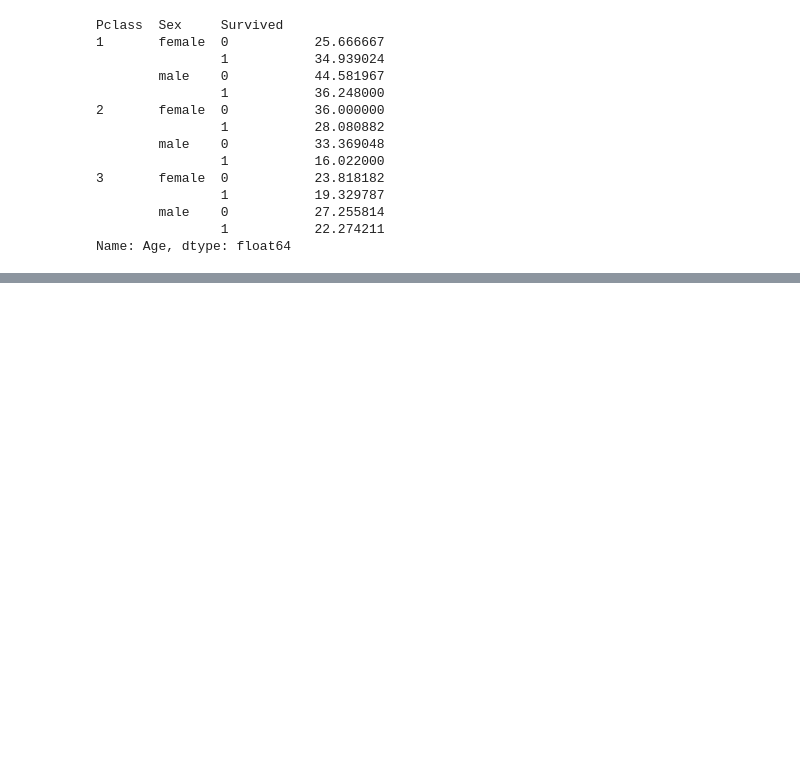
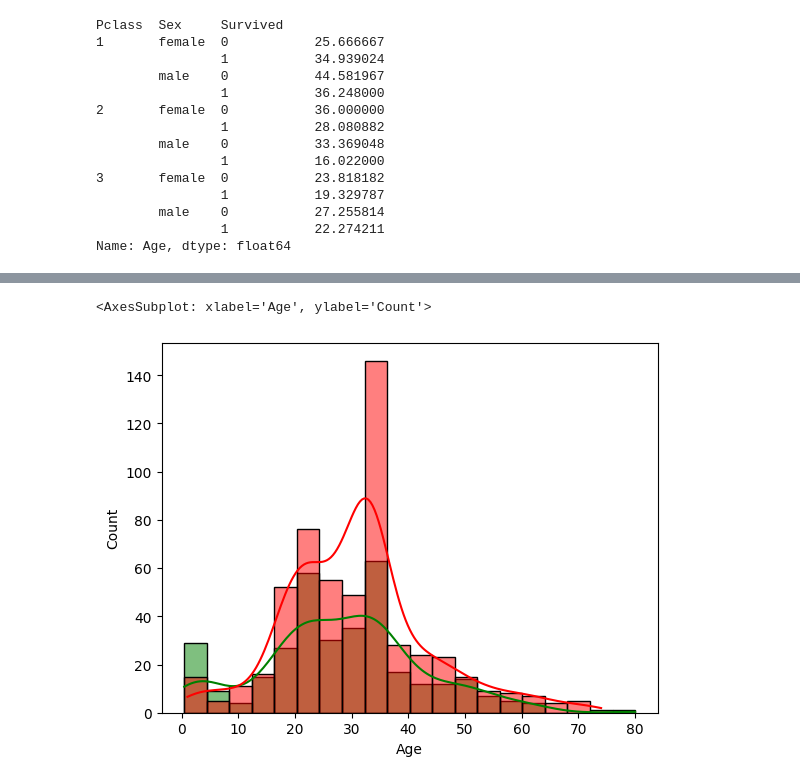
Before and after one commit to Rahul-Anil/kaggle, a Jupyter notebook: titanic/EDA.ipynb, the cells around one changed output, grey strips where cells are left out. Cells and saved outputs as stored; diff of their text form; code cells hidden in the pictures; blank space fills up the shorter version.

```diff
--- a/titanic/EDA.ipynb
+++ b/titanic/EDA.ipynb
@@ -467,0 +671,7 @@ Name: Age, dtype: float64
+# %%
+bins = np.histogram_bin_edges(train_df["Age"], bins=20)
+sns.histplot(train_df[train_df["Survived"]==1]["Age"], bins=bins, kde=True, color="green")
+sns.histplot(train_df[train_df["Survived"]==0]["Age"], bins=bins, kde=True, color="red")
+# %% [output]
+<AxesSubplot: xlabel='Age', ylabel='Count'>
+[figure, added]
```
Also changed, not shown: parts of 47 cells of this notebook, 6 other files.
